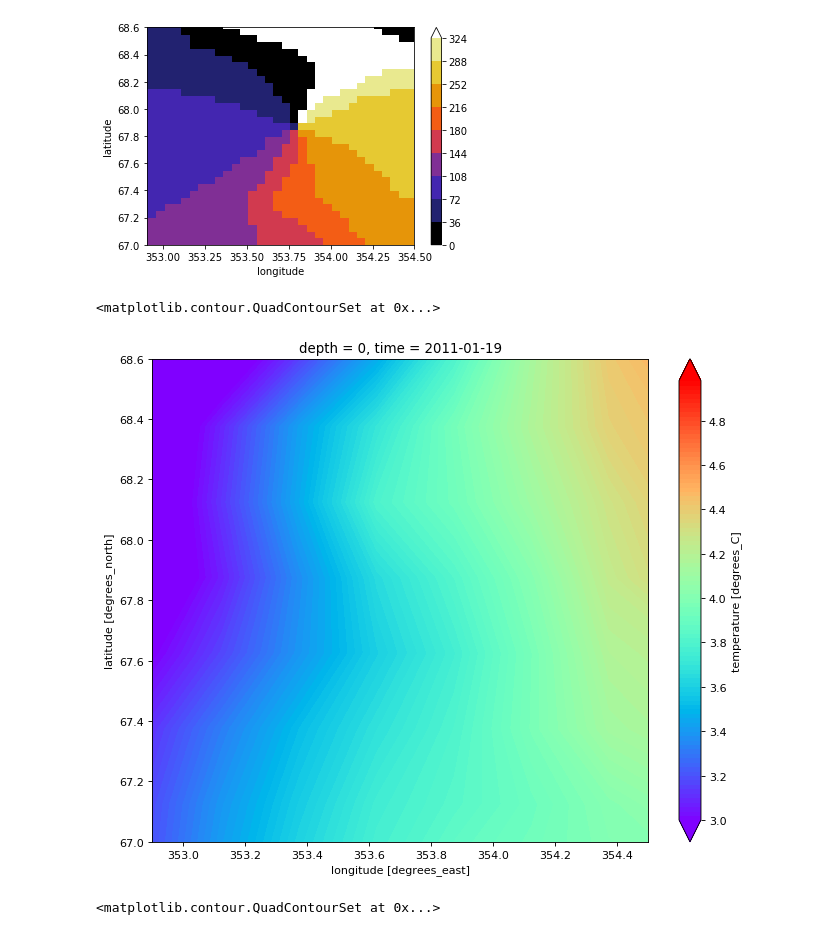
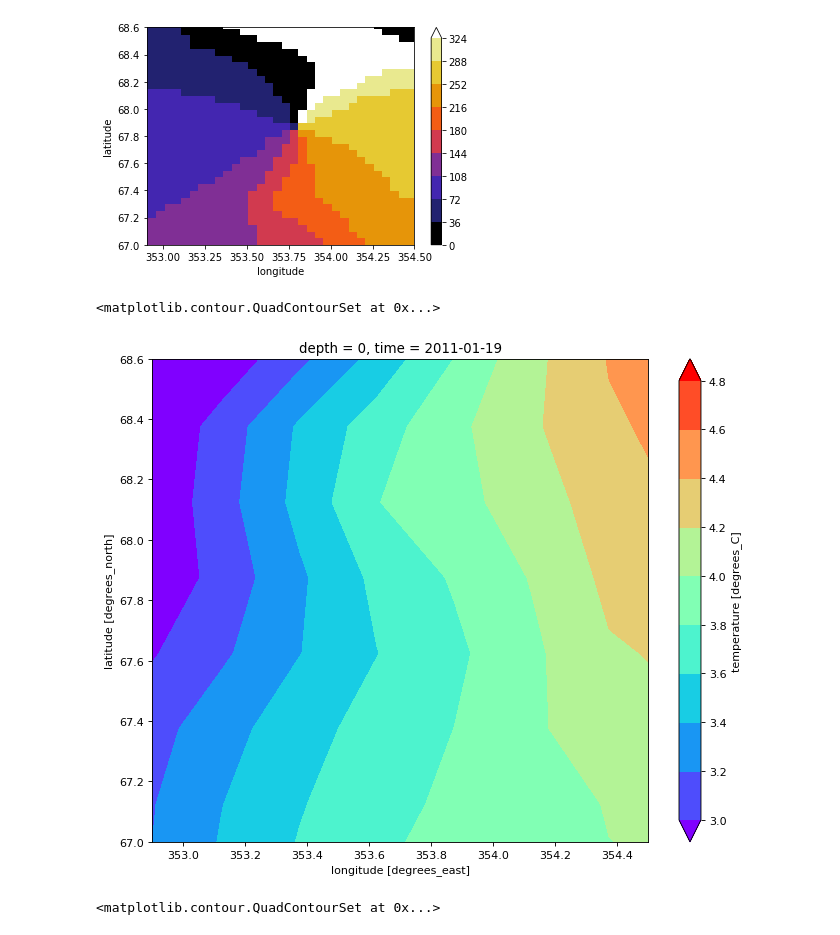
Before and after one commit to evenlwanvik/TTK-4900-Master, a Jupyter notebook: visualize/global_30km.ipynb, the cells around one changed output. Saved outputs shown, nothing was run; the diff lists cells and outputs as text; code cells hidden in the pictures.

```diff
--- a/visualize/altimetryData.ipynb
+++ b/visualize/global_30km.ipynb
@@ -89,11 +89,11 @@ phase_angle_new.plot(cmap='CMRmap', levels=levels, xlim=[352.9,354.5], ylim=[67,
 [figure]
 # %%
 fig=plt.figure(figsize=(10,8), dpi= 80, facecolor='w', edgecolor='w', )
-levels = np.arange(3,5,0.02)
+levels = np.arange(3,5,0.2)
 sst[0,0].plot.contourf(add_colorbar=True, levels=levels, cmap='rainbow', xlim=[352.9,354.5], ylim=[67, 68.6])
 # %% [output]
 <matplotlib.contour.QuadContourSet at 0x...>
-[figure, old version]
+[figure, new version]
 # %%
 fig=plt.figure(figsize=(10,8), dpi= 80, facecolor='w', edgecolor='w', )
 levels = np.arange(-0.54,-0.48,0.001)
```
Also changed, not shown: 9 other files.
